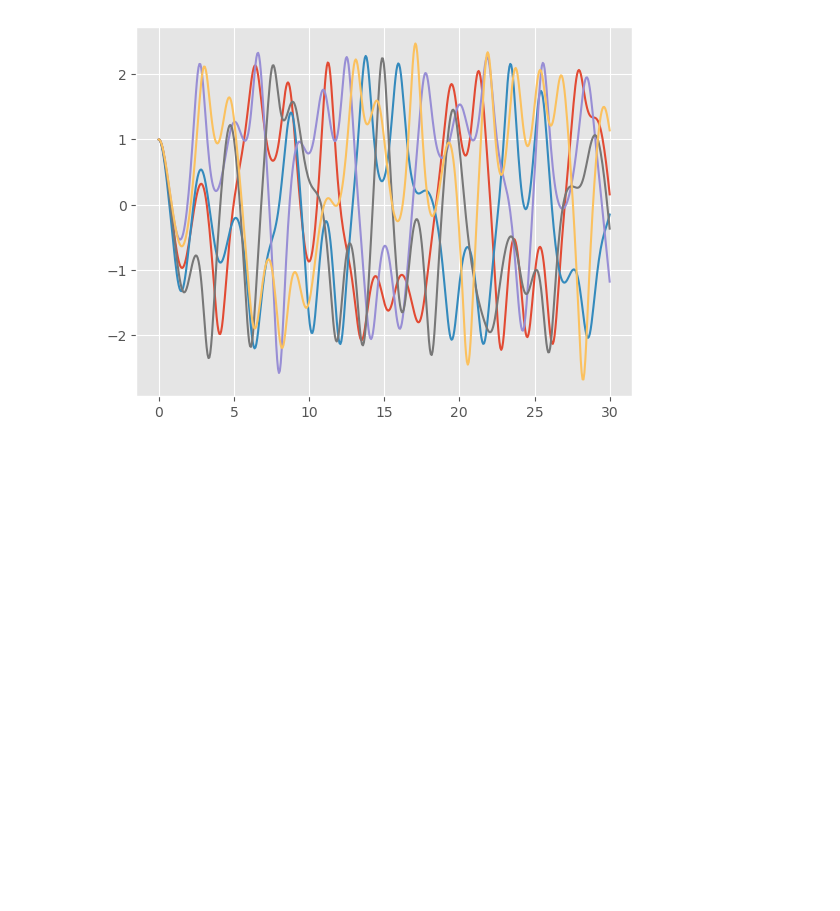
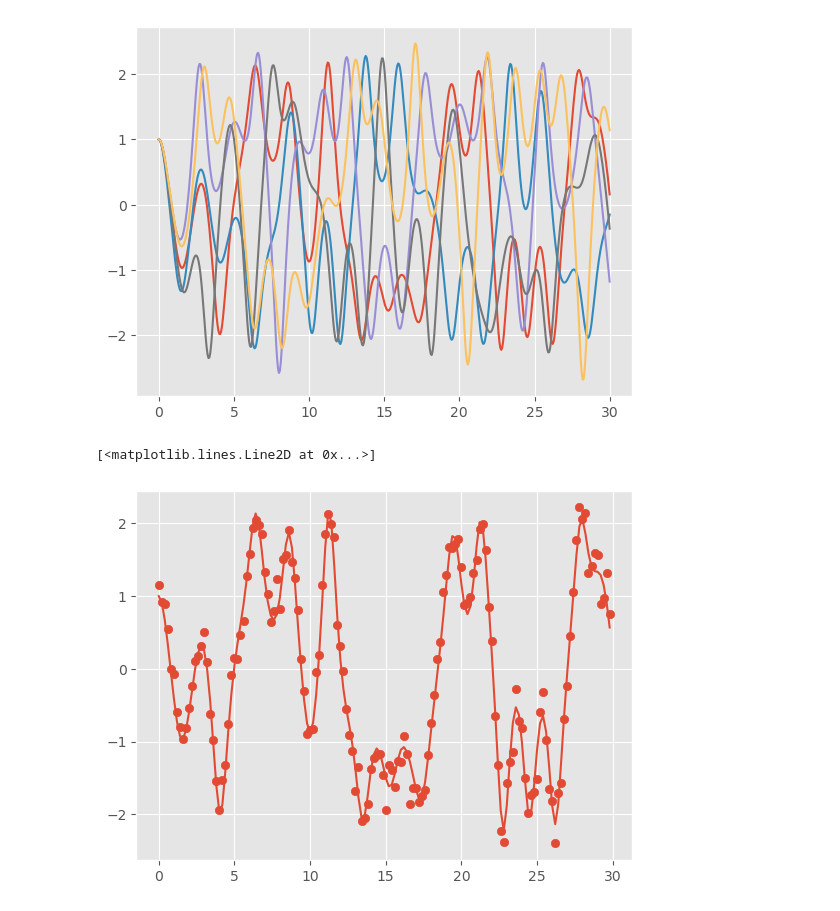
Before and after one commit to AHsu98/jsindy, a Jupyter notebook: notebooks/alex/test_coupled_duffing.ipynb, the cells around one changed output. Cells and saved outputs as stored; diff of their text form; code cells hidden in the pictures; blank space fills up the shorter version.

```diff
--- a/notebooks/alex/test_coupled_duffing.ipynb
+++ b/notebooks/alex/test_coupled_duffing.ipynb
@@ -84,11 +84,18 @@ for col in values.T:
 # %% [output]
 [figure]
 # %%
-dt = 0.1
+dt = 0.2
 t_train = jnp.arange(0,T,dt)
 x_vals = jax.vmap(lambda t:sol.evaluate(t)[:,0])(t_train)
-noise_sigma = 0.05
+noise_sigma = 0.2
 x_train = x_vals + noise_sigma*jax.random.normal(key(31),x_vals.shape)
+
+
+plt.scatter(t_train,x_train[:,0])
+plt.plot(t_train,x_vals[:,0])
+# %% [output]
+[<matplotlib.lines.Line2D at 0x...>]
+[figure, added]
 # %%
 from jsindy.sindy_model import JSINDyModel
 from jsindy.trajectory_model import DataAdaptedRKHSInterpolant,CholDataAdaptedRKHSInterpolant,CholRKHSInterpolant
```
Also changed, not shown: parts of 4 cells of this notebook, 2 other files.
